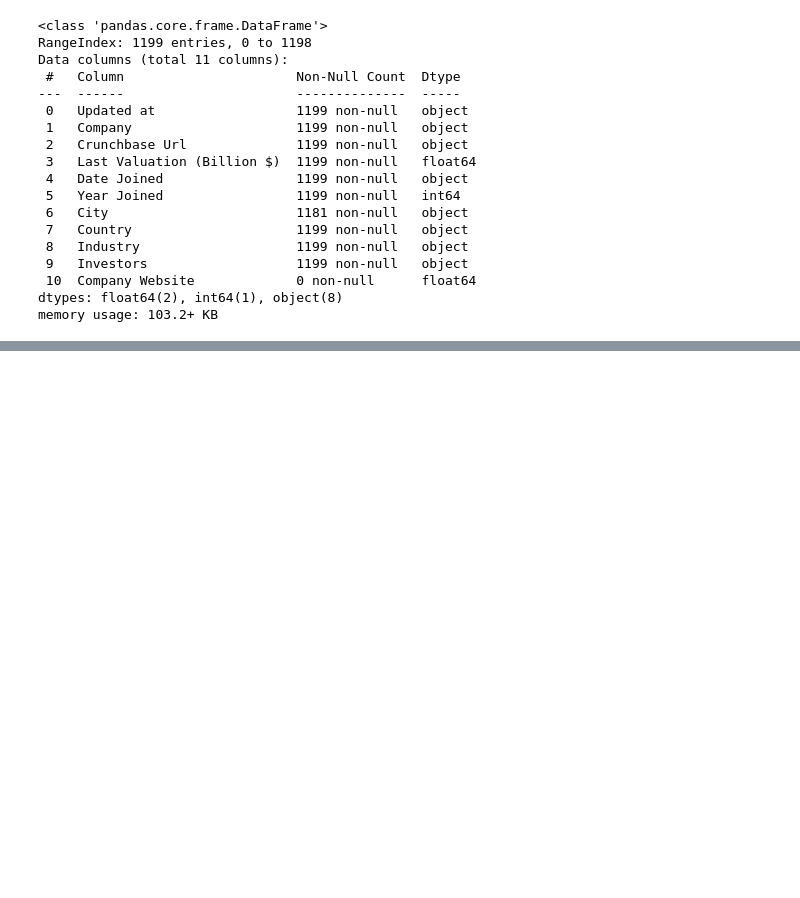
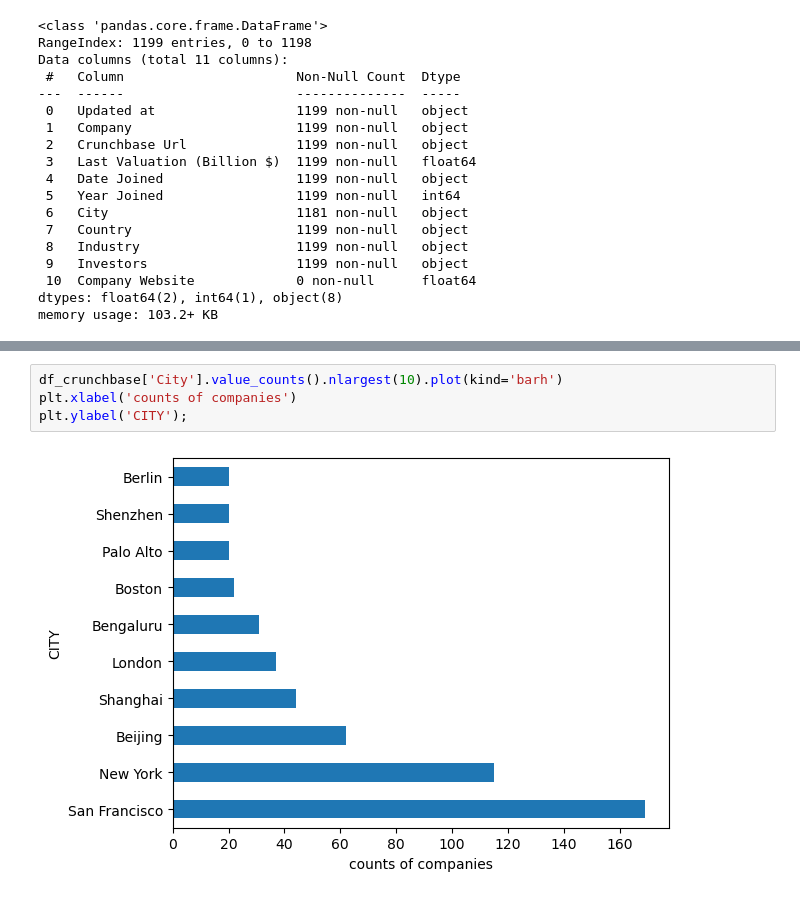
Before and after one commit to toluwabori/python_eda, a Jupyter notebook: Untitled.ipynb, the cells around one changed output, grey strips where cells are left out. Drawn from its saved outputs; the diff is of its cells as text; blank space fills up the shorter version.

```diff
--- a/Untitled.ipynb
+++ b/Untitled.ipynb
@@ -45,0 +122,6 @@ memory usage: 103.2+ KB
+# %%
+df_crunchbase['City'].value_counts().nlargest(10).plot(kind='barh')
+plt.xlabel('counts of companies')
+plt.ylabel('CITY');
+# %% [output]
+[figure, added]
```
Also changed, not shown: parts of 12 cells of this notebook.
